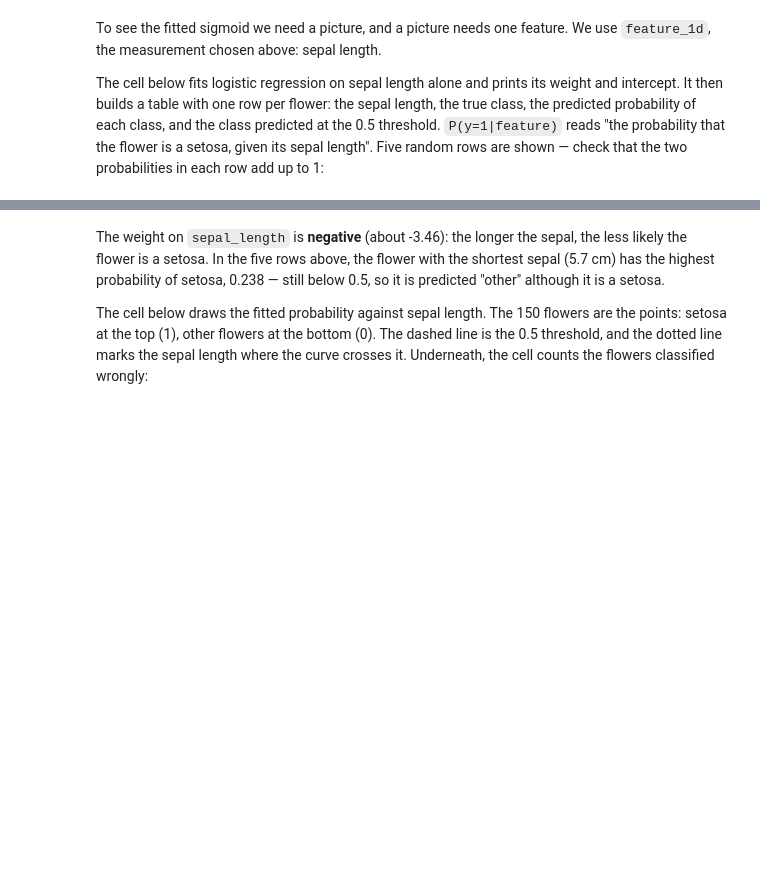
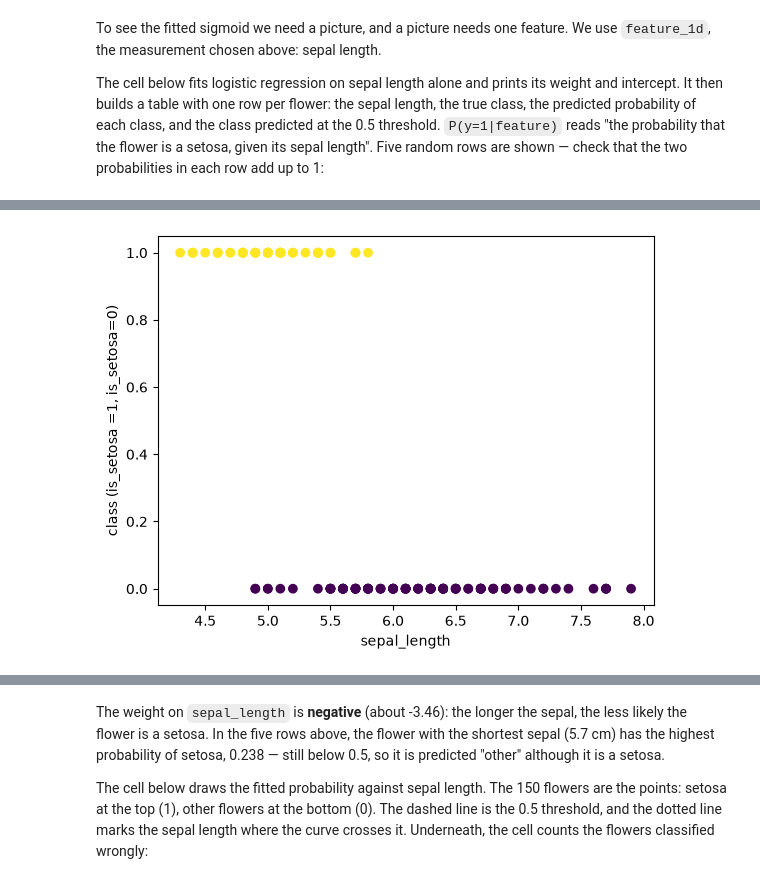
Before and after one commit to YirlenML/Artifical_intelligence, a Jupyter notebook: session_04_classification_metrics.ipynb, the cells around one changed output, grey strips where cells are left out. Cells and saved outputs as stored; diff of their text form; code cells hidden in the pictures; blank space fills up the shorter version.

```diff
--- a/session_04_classification_metrics.ipynb
+++ b/session_04_classification_metrics.ipynb
@@ -125,7 +125,7 @@ all 150 flowers. Part 2 holds a test set back before it fits anything, as sessio
 # %% [markdown]
 The cell below loads the file, reports its shape and prints five rows:
 # %%
-iris = pd.read_csv("data/iris.csv")
+iris = pd.read_csv("iris.csv")
 
 print(f"{iris.shape[0]} rows x {iris.shape[1]} columns")
 iris.head()
@@ -252,0 +297,13 @@ check that the two probabilities in each row add up to 1:
+# %%
+fig=plt.Figure(figsize=(4, 3))
+plt.scatter(
+    x=sepal_model_predictions.sepal_length,
+    y=sepal_model_predictions.is_setosa,
+    c=sepal_model_predictions.is_setosa
+    )
+
+plt.xlabel("sepal_length")
+plt.ylabel("class (is_setosa =1, is_setosa=0)")
+plt.show()
+# %% [output]
+[figure, added]
```
Also changed, not shown: parts of 28 cells of this notebook.
